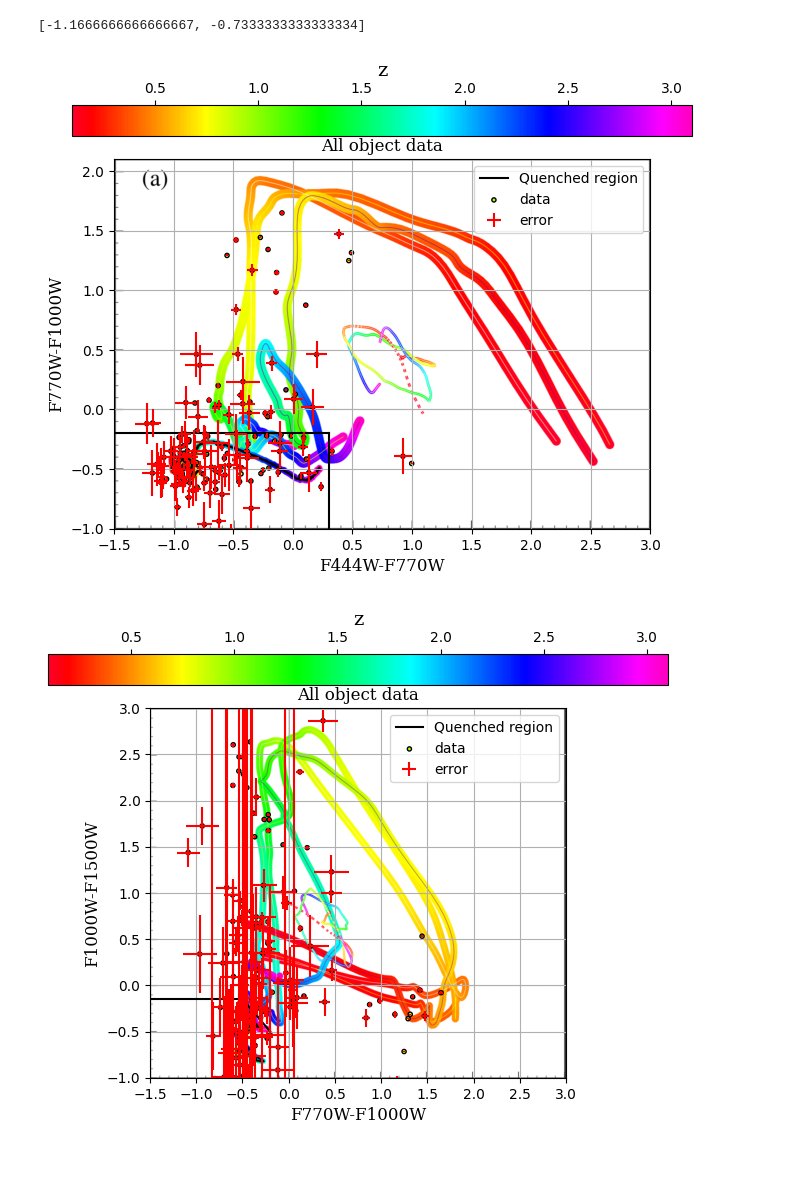
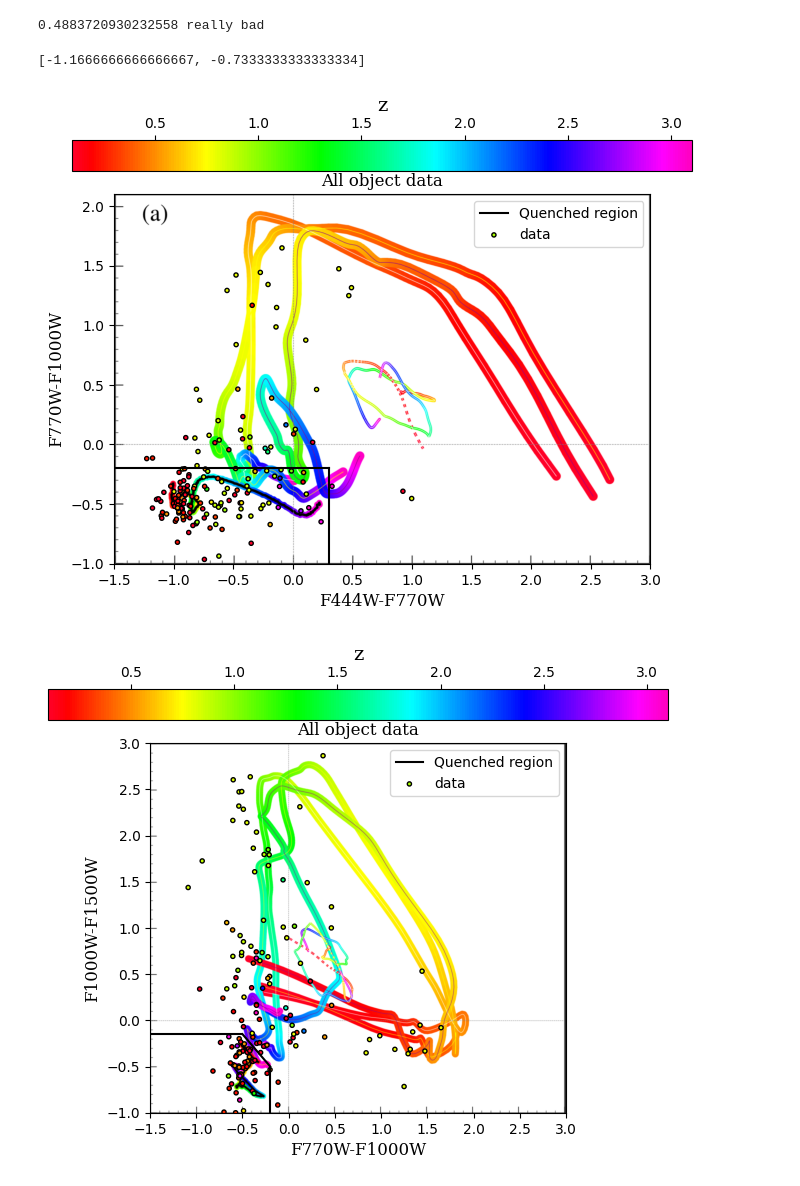
Before and after one commit to StellaWasTaken/1st-year-project, a Jupyter notebook: CSFG data results.ipynb, the cells around one changed output. Cells and saved outputs as stored; diff of their text form; code cells hidden in the pictures.

```diff
--- a/CSFG data results.ipynb
+++ b/CSFG data results.ipynb
@@ -42,12 +42,12 @@ for i in lists:
 upper_limit = u68 - np.asarray(musecompare)
 lower_limit = np.asarray(musecompare) - l68
 # %%
-#Calculating outlier fraction, and making lists of non-outliers and their errors for later plotting
-count = 0
+#Calculating outlier fraction(outfrac), and making lists of non-outliers and their errors for later plotting
+count = 0 #outlier count
 outfrac = 0
 muse2 = []
 phot2 = []
-photer2u = []
+photer2u = [] #recording the lower and upper bounds for non-outliers
 photer2l = []
 for i in range(len(museshift)):
     if ((museshift[i]-musecompare[i])/(1+museshift[i])) > 0.15:
@@ -55,8 +55,12 @@ for i in range(len(museshift)):
     if ((museshift[i]-musecompare[i])/(1+museshift[i])) < 0.15:
         muse2.append(museshift[i])
         phot2.append(musecompare[i])
-        #photer2l.append()
+        photer2l.append(lower_limit[i])
+        photer2u.append(upper_limit[i])
     outfrac = count/len(museshift)
+print(outfrac, "really bad")
+# %% [output]
+0.4883720930232558 really bad
 # %%
 #Relevant magnitude data collection
 M710 = np.array([]) #f770w-f100w
@@ -95,39 +99,40 @@ print(fictslope)
 #fig1 plot
 plt.figure(figsize=(8, 6))
 plt.plot(boxh[0], boxh[1], color="k", label="Quenched region")
 plt.plot(boxv[0], boxv[1], color="k")
 implot = plt.imshow(fig1, extent=[-1.5, 3, -1, 2.1])
 allplot1 = plt.scatter(M47, M710, c=red, marker=".", vmin=0.1, vmax=3.1, label = "data", cmap=sm, edgecolors="k")
 plt.colorbar(allplot1, orientation="horizontal", location="top").set_label(label='z',size=14,**newfont)
-plt.errorbar(M47, M710, yerr=M710e, xerr=M47e, linestyle = "", color="r", label = "error") #VERY large errors
+#plt.errorbar(M47, M710, yerr=M710e, xerr=M47e, linestyle = "", color="r", label = "error")
 plt.title("All object data", **newfont, fontsize=12)
 plt.xlabel("F444W-F770W", **newfont, fontsize=12)
 plt.ylabel("F770W-F1000W", **newfont, fontsize=12)
 plt.xlim(-1.5, 3)
 plt.ylim(-1, 2.1)
 plt.legend()
-plt.grid()
+#plt.grid()
 plt.show()
 
 #fig2 plot
 plt.figure(figsize=(8, 6))
 plt.plot(fictdatlinear[0], fictdatlinear[1], color="k", label="Quenched region")
 plt.plot(fictdathline[0], fictdathline[1], color="k")
 plt.plot(fictdatvline[0], fictdatvline[1], color="k")
 implot = plt.imshow(fig2, extent=[-1.5, 3, -1, 3])
 allplot2 = plt.scatter(M710, M115, c=red, marker=".", vmin=0.1, vmax=3.1, label = "data", cmap=sm, edgecolors="k")
 plt.colorbar(allplot2, orientation="horizontal", location="top").set_label(label='z',size=14,**newfont)
-plt.errorbar(M710, M115, yerr=M115e, xerr=M710e, linestyle = "", color="r", label = "error") #VERY large errors
+#plt.errorbar(M710, M115, yerr=M115e, xerr=M710e, linestyle = "", color="r", label = "error") #VERY large errors
 plt.title("All object data", **newfont, fontsize=12)
 plt.xlabel("F770W-F1000W", **newfont, fontsize=12)
 plt.ylabel("F1000W-F1500W", **newfont, fontsize=12)
 plt.xlim(-1.5, 3)
 plt.ylim(-1, 3)
 plt.legend()
-plt.grid()
+#plt.grid()
+plt.show()
 # %% [output]
-[figure, old version]
+[figure, new version]
-[figure, old version]
+[figure, new version]
 # %%
 #Finding SFGs with z=>2 for fig1 and fig2 plot:
 
```
Also changed, not shown: parts of 5 cells of this notebook.
